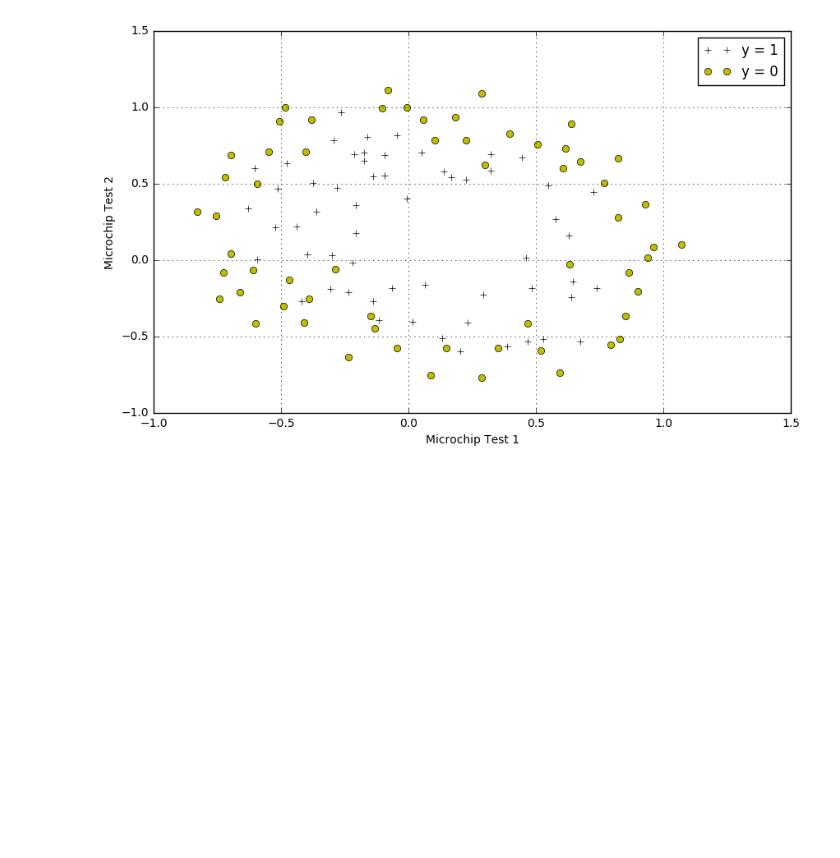
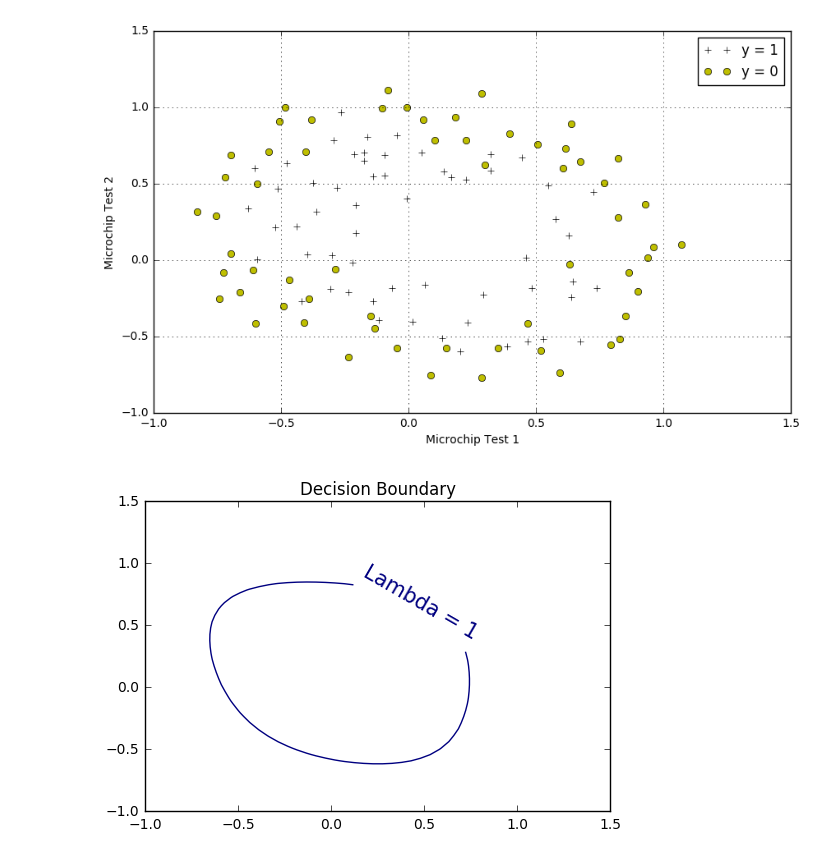
Before and after one commit to zohairshafi/ML, a Jupyter notebook: logisticRegression.ipynb, the cells around one changed output. Drawn from its saved outputs; the diff is of its cells as text; code cells hidden in the pictures; blank space fills up the shorter version.

```diff
--- a/logisticRegression.ipynb
+++ b/logisticRegression.ipynb
@@ -277,63 +276,35 @@ Optimization terminated successfully.
 Train Accuracy: 83.0508474576 %
 [figure]
 # %%
-# Prediction Accuracy
-# posCorrect = float(np.sum(makePrediction(thetaFinal, pos)))
-# negCorrect = float(np.sum(np.invert(makePrediction(thetaFinal, neg))))
-# totalLength = len(pos) + len(neg)
-# percentCorrect = (float(posCorrect + negCorrect) / totalLength) * 100
-# print ("Prediction Accuracy: %f" % percentCorrect, "%")
+def plotBoundary(mytheta, myX, myy, mylambda):
+
+    theta = sp.fmin_cg(testFunction, x0=initialTheta, fprime=testFunctionTwo)
 
 
-# def testFunction(theta):
-#      return computeCost(theta, mappedX, y, lmbda)
+    xvals = np.linspace(-1,1.5,50)
+    yvals = np.linspace(-1,1.5,50)
+    zvals = np.zeros((len(xvals),len(yvals)))
+    for i in range(len(xvals)):
+        for j in range(len(yvals)):
+            myfeaturesij = mapFeature(np.array([xvals[i]]),np.array([yvals[j]]))
+            zvals[i][j] = np.dot(theta,myfeaturesij.T)
+    zvals = zvals.transpose()
 
-# def testFunctionTwo(theta):
-#     return computeGradient(mappedX, y, theta, lmbda)
+    u, v = np.meshgrid( xvals, yvals )
+    mycontour = plt.contour( xvals, yvals, zvals, [0])
+    #Kind of a hacky way to display a text on top of the decision boundary
+    myfmt = { 0:'Lambda = %d'%mylambda}
+    plt.clabel(mycontour, inline=1, fontsize=15, fmt=myfmt)
+    plt.title("Decision Boundary")
 
 
+plt.figure(figsize=(12,10))
+plt.subplot(221)
+plotData()
+plotBoundary(initialTheta,mappedX,y,0.)
 
-###################################################################################################################
-
-# def optimizeRegularizedTheta(mytheta,myX,myy,mylambda=0.):
-#     result = sp.minimize(computeCost, mytheta, args=(myX, myy, mylambda),  method='BFGS', options={"maxiter":500, "disp":False} )
-#     return np.array([result.x]), result.fun
-
-# theta, mincost = optimizeRegularizedTheta(initialTheta,mappedX,y)
-
-
-# def plotBoundary(mytheta, myX, myy, mylambda):
-#     """
-#     Function to plot the decision boundary for arbitrary theta, X, y, lambda value
-#     Inside of this function is feature mapping, and the minimization routine.
-#     It works by making a grid of x1 ("xvals") and x2 ("yvals") points,
-#     And for each, computing whether the hypothesis classifies that point as
-#     True or False. Then, a contour is drawn with a built-in pyplot function.
-#     """
-#     theta = sp.fmin(computeCost, x0 = initialTheta, args = (mappedX, y, lmbda), maxiter=1000)
-
-#     xvals = np.linspace(-1,1.5,50)
-#     yvals = np.linspace(-1,1.5,50)
-#     zvals = np.zeros((len(xvals),len(yvals)))
-#     for i in range(len(xvals)):
-#         for j in range(len(yvals)):
-#             myfeaturesij = mapFeature(np.array([xvals[i]]),np.array([yvals[j]]))
-#             zvals[i][j] = np.dot(theta,myfeaturesij.T)
-#     zvals = zvals.transpose()
-
-#     u, v = np.meshgrid( xvals, yvals )
-#     mycontour = plt.contour( xvals, yvals, zvals, [0])
-#     #Kind of a hacky way to display a text on top of the decision boundary
-#     myfmt = { 0:'Lambda = %d'%mylambda}
-#     plt.clabel(mycontour, inline=1, fontsize=15, fmt=myfmt)
-#     plt.title("Decision Boundary")
-
-
-# plt.figure(figsize=(12,10))
-# plt.subplot(221)
-# plotData()
-# plotBoundary(initialTheta,mappedX,y,0.)
-
-# plt.subplot(222)
-# plotData()
-# plotBoundary(initialTheta,mappedX,y,1.)
+plt.subplot(222)
+plotData()
+plotBoundary(initialTheta,mappedX,y,1.)
+# %% [output]
+[figure, added]
```
Also changed, not shown: parts of 3 cells of this notebook.
